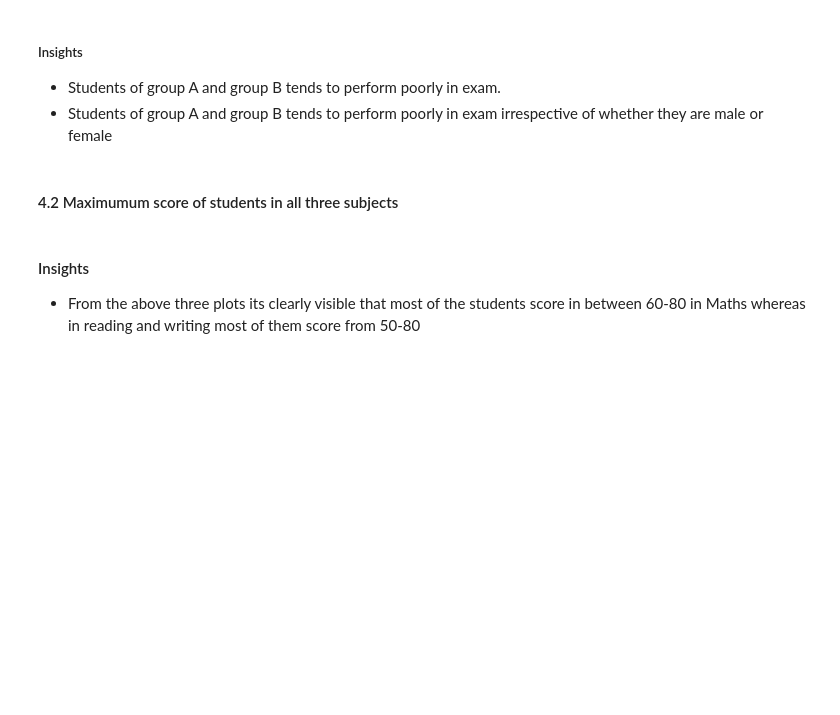
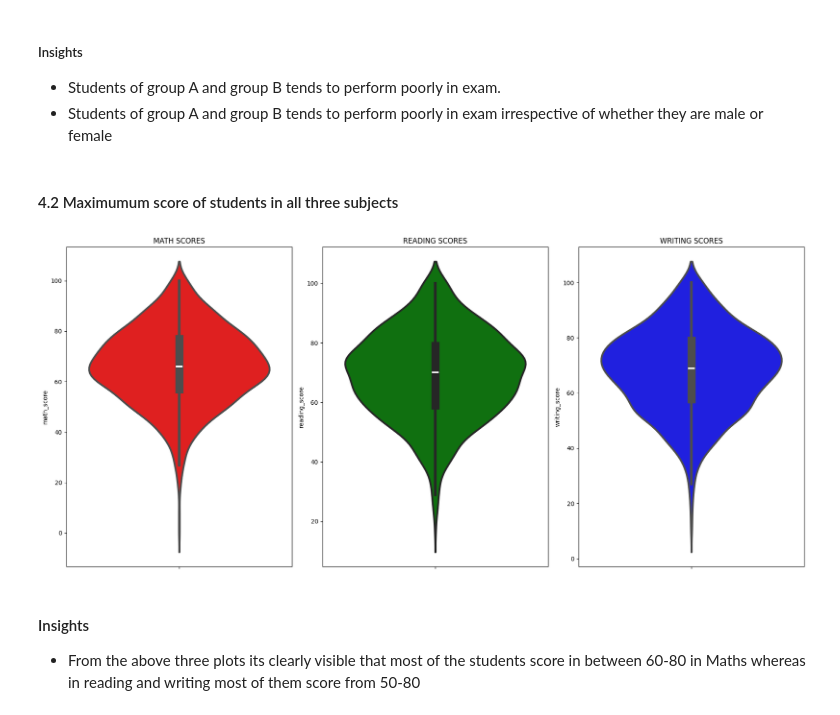
Before and after one commit to yshanukajay/mlproject, a Jupyter notebook: notebooks/1 . EDA STUDENT PERFORMANCE .ipynb, the cells around one changed output. Drawn from its saved outputs; the diff is of its cells as text; code cells hidden in the pictures; blank space fills up the shorter version.

```diff
--- a/notebooks/1 . EDA STUDENT PERFORMANCE .ipynb
+++ b/notebooks/1 . EDA STUDENT PERFORMANCE .ipynb
@@ -313,18 +313,21 @@ plt.show()
 # %% [markdown]
 #### 4.2 Maximumum score of students in all three subjects
 # %%
+fig, axes = plt.subplots(1, 3, figsize=(18, 8))
 
-plt.figure(figsize=(18,8))
-plt.subplot(1, 4, 1)
-plt.title('MATH SCORES')
-sns.violinplot(y='math score',data=df,color='red',linewidth=3)
-plt.subplot(1, 4, 2)
-plt.title('READING SCORES')
-sns.violinplot(y='reading score',data=df,color='green',linewidth=3)
-plt.subplot(1, 4, 3)
-plt.title('WRITING SCORES')
-sns.violinplot(y='writing score',data=df,color='blue',linewidth=3)
+axes[0].set_title('MATH SCORES')
+sns.violinplot(y='math_score', data=df, color='red', linewidth=3, ax=axes[0])
+
+axes[1].set_title('READING SCORES')
+sns.violinplot(y='reading_score', data=df, color='green', linewidth=3, ax=axes[1])
+
+axes[2].set_title('WRITING SCORES')
+sns.violinplot(y='writing_score', data=df, color='blue', linewidth=3, ax=axes[2])
+
+plt.tight_layout()
 plt.show()
+# %% [output]
+[figure, added]
 # %% [markdown]
 #### Insights
 - From the above three plots its clearly visible that most of the students score in between 60-80 in Maths whereas in reading and writing most of them score from 50-80
```
Also changed, not shown: parts of 17 cells of this notebook, 3 other files.
